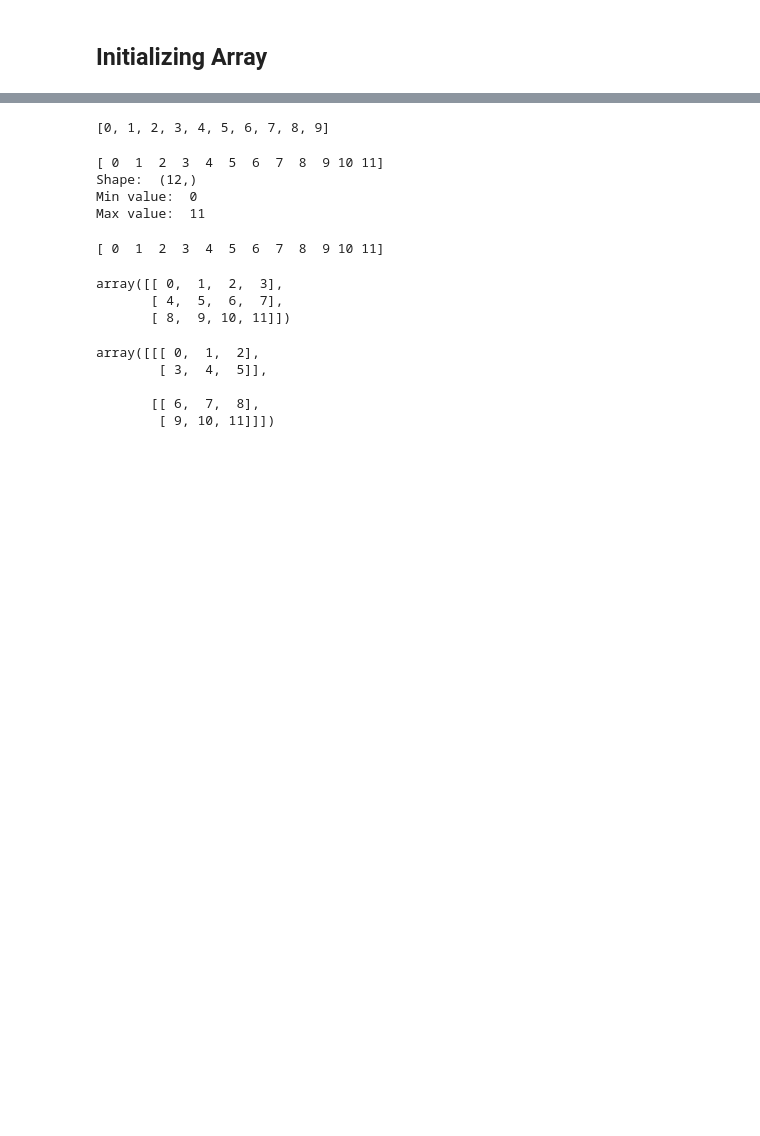
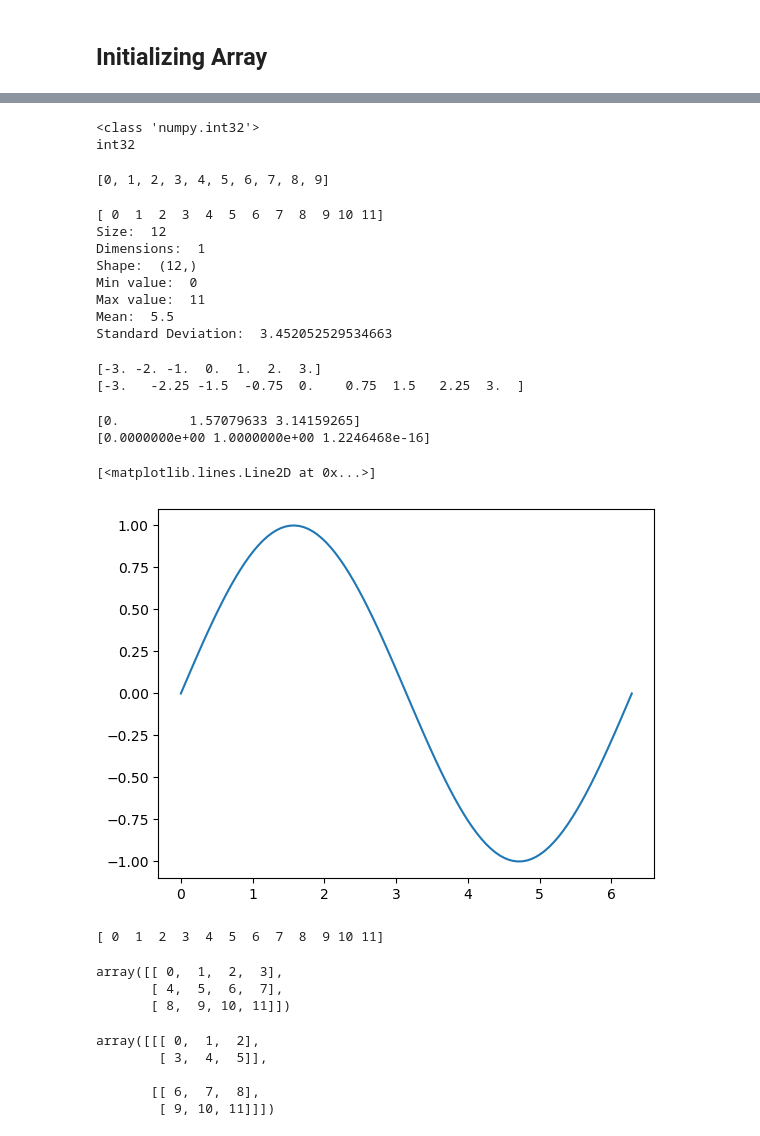
Before and after one commit to jarix/Python_Snippets, a Jupyter notebook: numpy_101.ipynb, the cells around one changed output, grey strips where cells are left out. Saved outputs shown, nothing was run; the diff lists cells and outputs as text; code cells hidden in the pictures; blank space fills up the shorter version.

```diff
--- a/numpy_101.ipynb
+++ b/numpy_101.ipynb
@@ -10,3 +26,10 @@ import numpy as np
+# %%
+# All Numpy array elements must be the same type
+print(type(array[0]))
+print(array.dtype)
+# %% [output]
+<class 'numpy.int32'>
+int32
 # %%
 # Initialize with list comprehension and range()
 array = []
@@ -15,17 +38,56 @@ print(array)
 # %% [output]
 [0, 1, 2, 3, 4, 5, 6, 7, 8, 9]
 # %%
-# Min and Max values
+# Properties and Universal Functions
 array = np.array([i for i in range(12)])
 print(array)
+print("Size: ", array.size)
+print("Dimensions: ", array.ndim)
 print("Shape: ", array.shape)
 print("Min value: ", array.min())
 print("Max value: ", array.max())
+print("Mean: ", array.mean())
+print("Standard Deviation: ", array.std())
 # %% [output]
 [ 0  1  2  3  4  5  6  7  8  9 10 11]
+Size:  12
+Dimensions:  1
 Shape:  (12,)
 Min value:  0
 Max value:  11
+Mean:  5.5
+Standard Deviation:  3.452052529534663
+# %%
+# linspace
+x = np.linspace(-3, 3, num=7)
+print(x)
+x = np.linspace(-3,3,num=9)
+print(x)
+# %% [output]
+[-3. -2. -1.  0.  1.  2.  3.]
+[-3.   -2.25 -1.5  -0.75  0.    0.75  1.5   2.25  3.  ]
+# %%
+# Value Pi in Numpy
+x = np.array([0, np.pi/2, np.pi])
+print(x)
+
+y = np.sin(x)
+print(y)
+# %% [output]
+[0.         1.57079633 3.14159265]
+[0.0000000e+00 1.0000000e+00 1.2246468e-16]
+# %%
+# Pi with linspace
+x = np.linspace(0, 2*np.pi, 100)
+y = np.sin(x)
+
+import matplotlib.pyplot as plt
+%matplotlib inline
+
+plt.plot(x,y)
+# %% [output]
+[<matplotlib.lines.Line2D at 0x...>]
+[figure, added]
 # %%
 # initialize array with arange
 array2 = np.arange(12)
```
Also changed, not shown: parts of 9 cells of this notebook.
